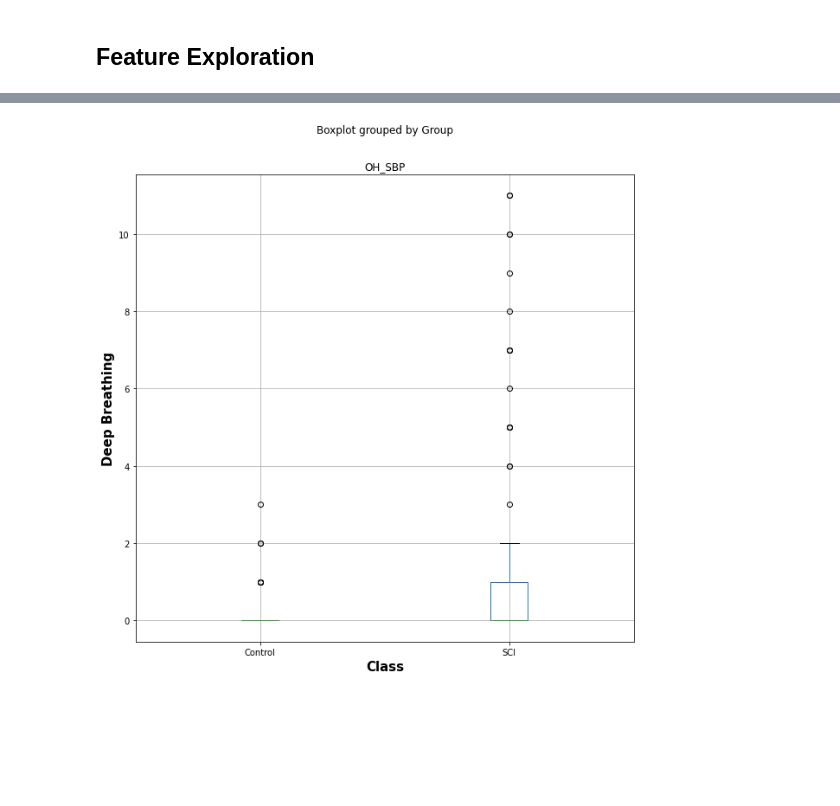
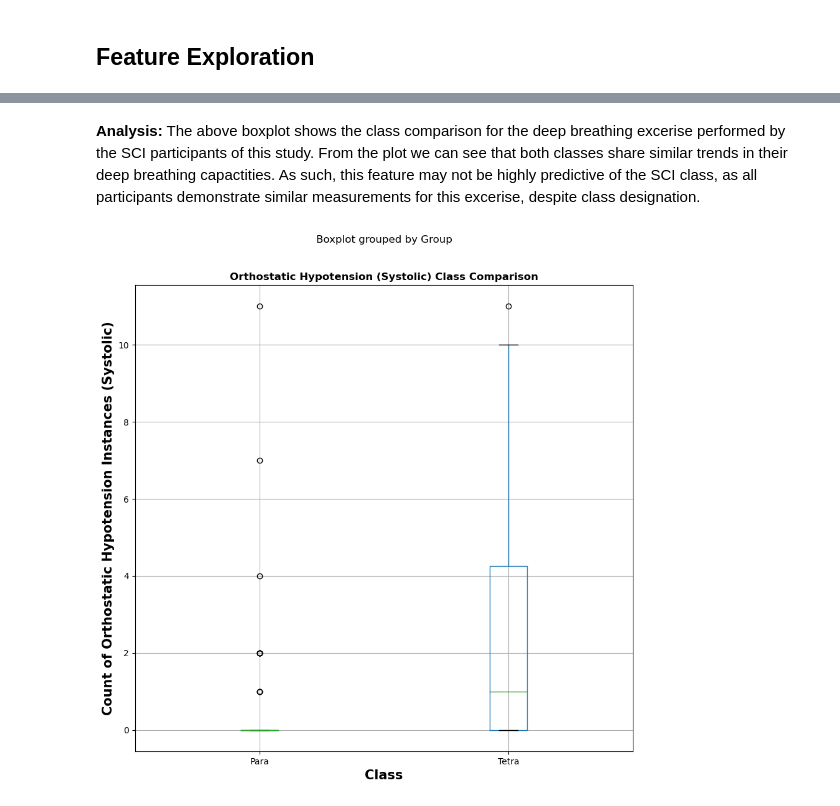
Before and after one commit to iwecht1/SCI-Classification, a Jupyter notebook: src/Exploratory Data Analysis.ipynb, the cells around one changed output, grey strips where cells are left out. Cells and saved outputs as stored; diff of their text form; code cells hidden in the pictures; blank space fills up the shorter version.

```diff
--- a/src/Exploratory Data Analysis.ipynb
+++ b/src/Exploratory Data Analysis.ipynb
@@ -10,7 +12,7 @@ from matplotlib import pylab as plt
 import seaborn as sns
 # %%
 # import sci dataset for analysis
-df = pd.read_csv('../data/sci_v_control.csv')
+df = pd.read_csv('../data/sci_all_participants.csv')
 df.drop(['ID'],axis=1,inplace=True)
 
 df.head()
@@ -98,9 +93,2 @@ plt.show()
 # %% [markdown]
 <h2>Feature Exploration </h2>
-# %%
-#define plot size for all plots
-plt.rcParams['figure.figsize'] = [10, 10]
-df[['V2_HF_DB','Group']].boxplot(by='Group')
-plt.ylabel('Deep Breathing',weight='bold',fontsize=15)
-plt.xlabel('Class',weight='bold',fontsize=15)
-plt.show()
@@ -116,7 +107,14 @@ plt.show()
+# %% [markdown]
+**Analysis:** The above boxplot shows the class comparison for the deep breathing excerise performed by the SCI participants of this study. From the plot we can see that both classes share similar trends in their deep breathing capactities. As such, this feature may not be highly predictive of the SCI class, as all participants demonstrate similar measurements for this excerise, despite class designation.
 # %%
+# create boxplot for BP comparison
 df[['OH_SBP','Group']].boxplot(by='Group')
-plt.ylabel('Deep Breathing',weight='bold',fontsize=15)
+
+# plot and label graph
+plt.ylabel('Count of Orthostatic Hypotension Instances (Systolic)',weight='bold',fontsize=15)
+plt.title('Orthostatic Hypotension (Systolic) Class Comparison', weight='bold')
 plt.xlabel('Class',weight='bold',fontsize=15)
+plt.savefig(fname='../figures/OH_boxplot',format='png',dpi=300)
 plt.show()
 # %% [output]
-[figure, old version]
+[figure, new version]
```
Also changed, not shown: parts of 22 cells of this notebook, 8 other files.
